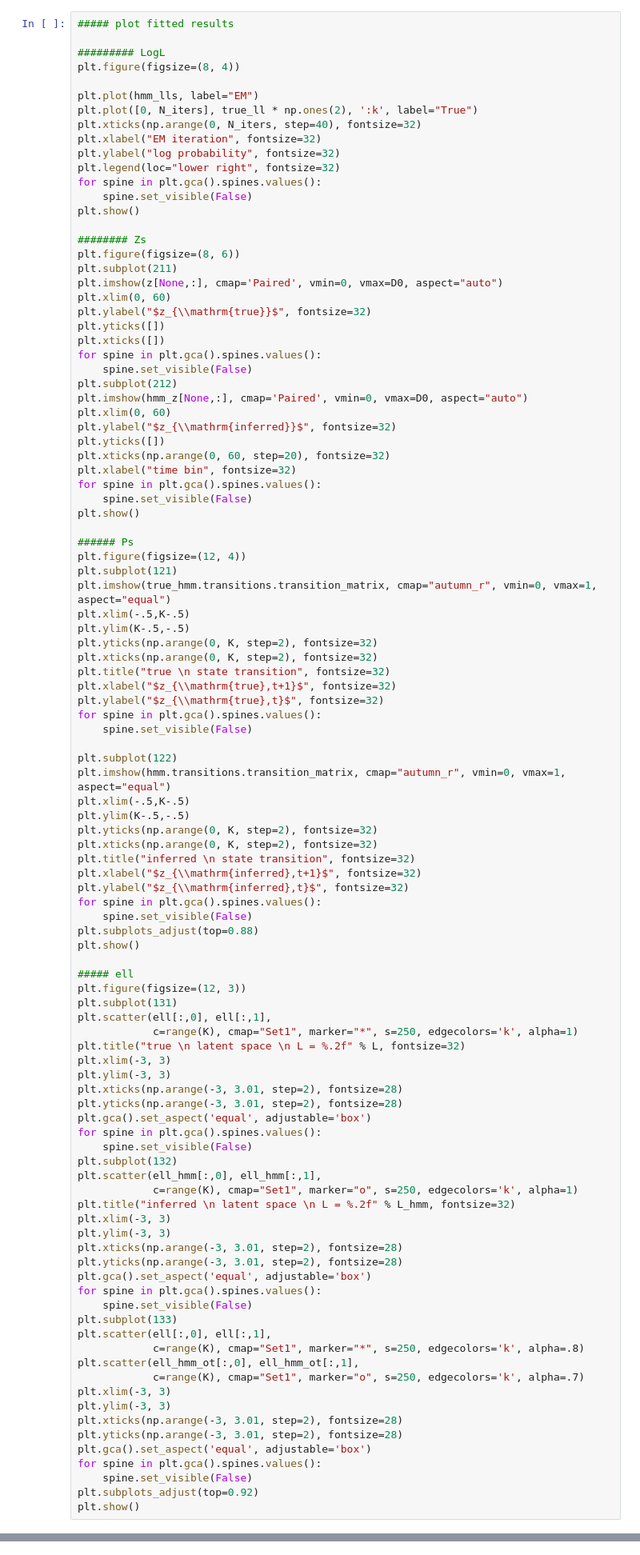
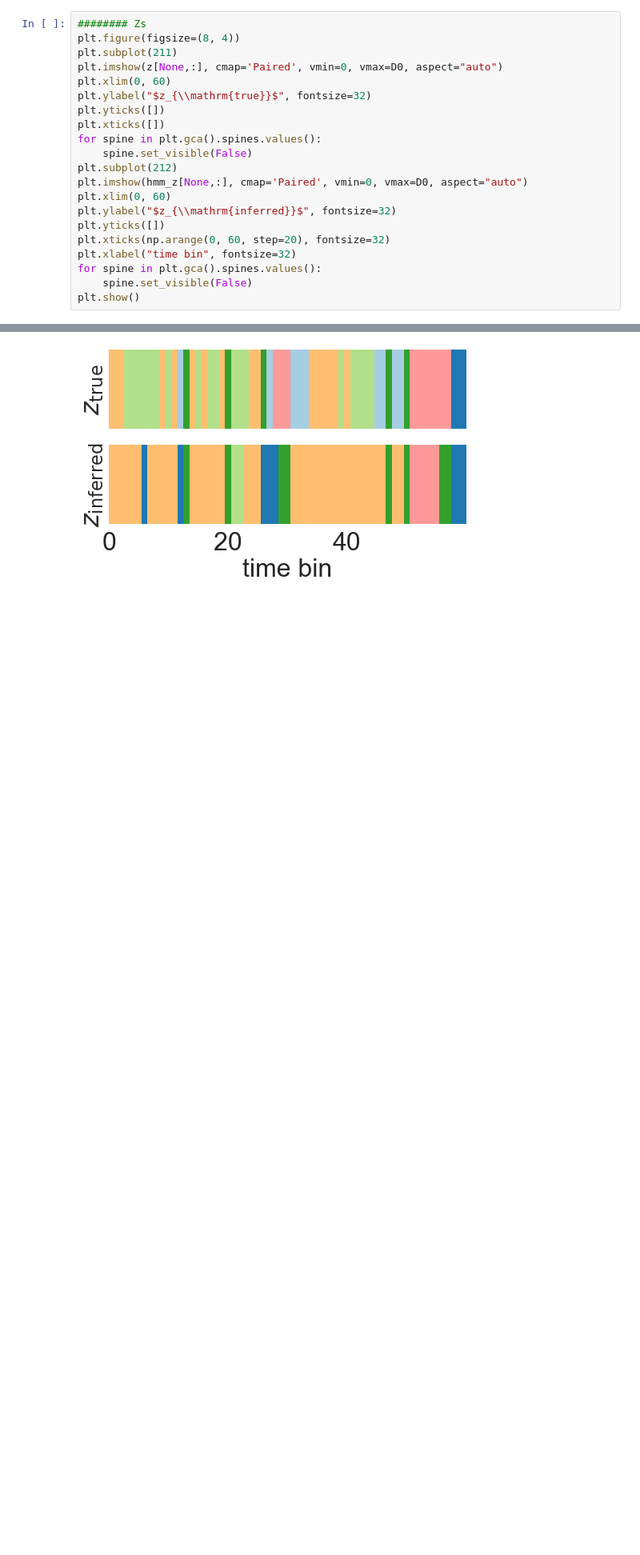
Before and after one commit to deng-xinyi/ssm, a Jupyter notebook: notebooks/Distance-dependent State Transition Demo.ipynb, the cells around one changed output, grey strips where cells are left out. Shown at 80% size. Cells and saved outputs as stored; diff of their text form; blank space fills up the shorter version.

```diff
--- a/notebooks/Distance-dependent State Transition Demo.ipynb
+++ b/notebooks/Distance-dependent State Transition Demo.ipynb
@@ -178,21 +225,6 @@ plt.show()
 # %%
-##### plot fitted results
-
-######### LogL
+######## Zs
 plt.figure(figsize=(8, 4))
-
-plt.plot(hmm_lls, label="EM")
-plt.plot([0, N_iters], true_ll * np.ones(2), ':k', label="True")
-plt.xticks(np.arange(0, N_iters, step=40), fontsize=32)
-plt.xlabel("EM iteration", fontsize=32)
-plt.ylabel("log probability", fontsize=32)
-plt.legend(loc="lower right", fontsize=32)
-for spine in plt.gca().spines.values():
-    spine.set_visible(False)
-plt.show()
-
-######## Zs
-plt.figure(figsize=(8, 6))
 plt.subplot(211)
 plt.imshow(z[None,:], cmap='Paired', vmin=0, vmax=D0, aspect="auto")
 plt.xlim(0, 60)
@@ -211,71 +243,4 @@ plt.xlabel("time bin", fontsize=32)
 for spine in plt.gca().spines.values():
     spine.set_visible(False)
 plt.show()
-
-###### Ps
-plt.figure(figsize=(12, 4))
-plt.subplot(121)
-plt.imshow(true_hmm.transitions.transition_matrix, cmap="autumn_r", vmin=0, vmax=1, aspect="equal")
-plt.xlim(-.5,K-.5)
-plt.ylim(K-.5,-.5)
-plt.yticks(np.arange(0, K, step=2), fontsize=32)
-plt.xticks(np.arange(0, K, step=2), fontsize=32)
-plt.title("true \n state transition", fontsize=32)
-plt.xlabel("$z_{\\mathrm{true},t+1}$", fontsize=32)
-plt.ylabel("$z_{\\mathrm{true},t}$", fontsize=32)
-for spine in plt.gca().spines.values():
-    spine.set_visible(False)
-
-plt.subplot(122)
-plt.imshow(hmm.transitions.transition_matrix, cmap="autumn_r", vmin=0, vmax=1, aspect="equal")
-plt.xlim(-.5,K-.5)
-plt.ylim(K-.5,-.5)
-plt.yticks(np.arange(0, K, step=2), fontsize=32)
-plt.xticks(np.arange(0, K, step=2), fontsize=32)
-plt.title("inferred \n state transition", fontsize=32)
-plt.xlabel("$z_{\\mathrm{inferred},t+1}$", fontsize=32)
-plt.ylabel("$z_{\\mathrm{inferred},t}$", fontsize=32)
-for spine in plt.gca().spines.values():
-    spine.set_visible(False)
-plt.subplots_adjust(top=0.88)
-plt.show()
-
-##### ell
-plt.figure(figsize=(12, 3))
-plt.subplot(131)
-plt.scatter(ell[:,0], ell[:,1],
-            c=range(K), cmap="Set1", marker="*", s=250, edgecolors='k', alpha=1)
-plt.title("true \n latent space \n L = %.2f" % L, fontsize=32)
-plt.xlim(-3, 3)
-plt.ylim(-3, 3)
-plt.xticks(np.arange(-3, 3.01, step=2), fontsize=28)
-plt.yticks(np.arange(-3, 3.01, step=2), fontsize=28)
-plt.gca().set_aspect('equal', adjustable='box')
-for spine in plt.gca().spines.values():
-    spine.set_visible(False)
-plt.subplot(132)
-plt.scatter(ell_hmm[:,0], ell_hmm[:,1],
-            c=range(K), cmap="Set1", marker="o", s=250, edgecolors='k', alpha=1)
-plt.title("inferred \n latent space \n L = %.2f" % L_hmm, fontsize=32)
-plt.xlim(-3, 3)
-plt.ylim(-3, 3)
-plt.xticks(np.arange(-3, 3.01, step=2), fontsize=28)
-plt.yticks(np.arange(-3, 3.01, step=2), fontsize=28)
-plt.gca().set_aspect('equal', adjustable='box')
-for spine in plt.gca().spines.values():
-    spine.set_visible(False)
-plt.subplot(133)
-plt.scatter(ell[:,0], ell[:,1],
-            c=range(K), cmap="Set1", marker="*", s=250, edgecolors='k', alpha=.8)
-plt.scatter(ell_hmm_ot[:,0], ell_hmm_ot[:,1],
-            c=range(K), cmap="Set1", marker="o", s=250, edgecolors='k', alpha=.7)
-plt.xlim(-3, 3)
-plt.ylim(-3, 3)
-plt.xticks(np.arange(-3, 3.01, step=2), fontsize=28)
-plt.yticks(np.arange(-3, 3.01, step=2), fontsize=28)
-plt.gca().set_aspect('equal', adjustable='box')
-for spine in plt.gca().spines.values():
-    spine.set_visible(False)
-plt.subplots_adjust(top=0.92)
-plt.show()
 # %% [output]
@@ -283,0 +247 @@ NameError: name 'hmm_lls' is not defined
+[figure, added]
```
Also changed, not shown: parts of 11 cells of this notebook.
